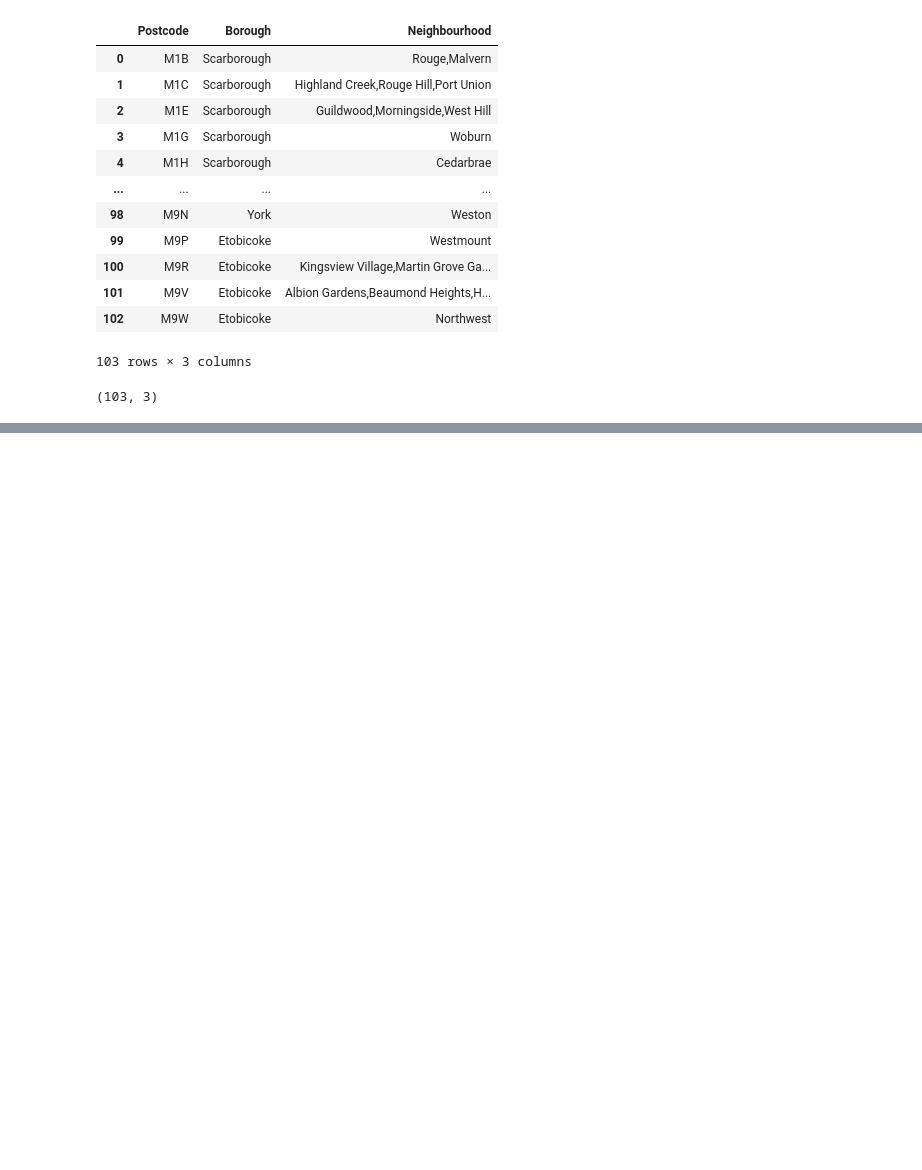
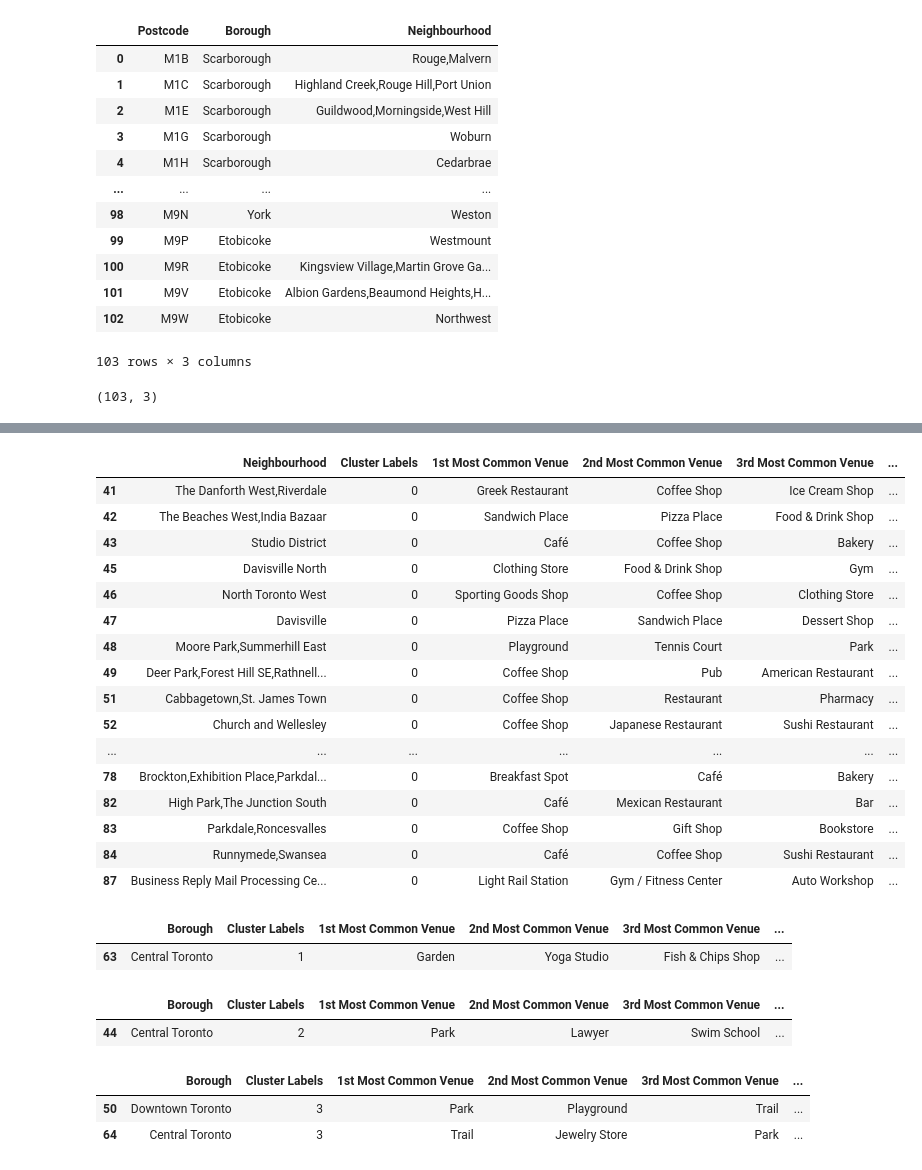
Before and after one commit to amsh1990/Coursera_Capstone, a Jupyter notebook: Toronto.ipynb, the cells around one changed output, grey strips where cells are left out. Cells and saved outputs as stored; diff of their text form; code cells hidden in the pictures; blank space fills up the shorter version.

```diff
--- a/Toronto.ipynb
+++ b/Toronto.ipynb
@@ -147,0 +579,21 @@ df1.shape
+# %%
+num_top_venues = 10
+
+indicators = ['st', 'nd', 'rd']
+
+# create columns according to number of top venues
+columns = ['Neighbourhood']
+for ind in np.arange(num_top_venues):
+    try:
+        columns.append('{}{} Most Common Venue'.format(ind+1, indicators[ind]))
+    except:
+        columns.append('{}th Most Common Venue'.format(ind+1))
+
+# create a new dataframe
+neighborhoods_venues_sorted = pd.DataFrame(columns=columns)
+neighborhoods_venues_sorted['Neighbourhood'] = Toronto_grouped['Neighbourhood']
+
+for ind in np.arange(Toronto_grouped.shape[0]):
+    neighborhoods_venues_sorted.iloc[ind, 1:] = return_most_common_venues(Toronto_grouped.iloc[ind, :], num_top_venues)
+
+neighborhoods_venues_sorted.head()
@@ -147,0 +609,11 @@ df1.shape
+# %%
+# set number of clusters
+kclusters = 5
+
+Toronto_grouped_clustering = Toronto_grouped.drop('Neighbourhood', 1)
+
+# run k-means clustering
+kmeans = KMeans(n_clusters=kclusters, random_state=0).fit(Toronto_grouped_clustering)
+
+# check cluster labels generated for each row in the dataframe
+kmeans.labels_[0:10]
@@ -147,0 +622,10 @@ df1.shape
+# %%
+# add clustering labels
+neighborhoods_venues_sorted.insert(0, 'Cluster Labels', kmeans.labels_)
+
+Toronto_merged = Toronto_data
+
+# merge toronto_grouped with toronto_data to add latitude/longitude for each neighborhood
+Toronto_merged = Toronto_merged.join(neighborhoods_venues_sorted.set_index('Neighbourhood'), on='Neighbourhood')
+
+Toronto_merged.head() # check the last columns!
@@ -147,0 +665,36 @@ df1.shape
+# %%
+Toronto_merged.loc[Toronto_merged['Cluster Labels'] == 0, Toronto_merged.columns[[2] + list(range(5, Toronto_merged.shape[1]))]]
+# %% [output]
+|  | Neighbourhood | Cluster Labels | 1st Most Common Venue | 2nd Most Common Venue | 3rd Most Common Venue | ... |
+| 41 | The Danforth West,Riverdale | 0 | Greek Restaurant | Coffee Shop | Ice Cream Shop | ... |
+| 42 | The Beaches West,India Bazaar | 0 | Sandwich Place | Pizza Place | Food & Drink Shop | ... |
+| 43 | Studio District | 0 | Café | Coffee Shop | Bakery | ... |
+| 45 | Davisville North | 0 | Clothing Store | Food & Drink Shop | Gym | ... |
+| 46 | North Toronto West | 0 | Sporting Goods Shop | Coffee Shop | Clothing Store | ... |
+| 47 | Davisville | 0 | Pizza Place | Sandwich Place | Dessert Shop | ... |
+| 48 | Moore Park,Summerhill East | 0 | Playground | Tennis Court | Park | ... |
+| 49 | Deer Park,Forest Hill SE,Rathnell... | 0 | Coffee Shop | Pub | American Restaurant | ... |
+| 51 | Cabbagetown,St. James Town | 0 | Coffee Shop | Restaurant | Pharmacy | ... |
+| 52 | Church and Wellesley | 0 | Coffee Shop | Japanese Restaurant | Sushi Restaurant | ... |
+| ... | ... | ... | ... | ... | ... | ... |
+| 78 | Brockton,Exhibition Place,Parkdal... | 0 | Breakfast Spot | Café | Bakery | ... |
+| 82 | High Park,The Junction South | 0 | Café | Mexican Restaurant | Bar | ... |
+| 83 | Parkdale,Roncesvalles | 0 | Coffee Shop | Gift Shop | Bookstore | ... |
+| 84 | Runnymede,Swansea | 0 | Café | Coffee Shop | Sushi Restaurant | ... |
+| 87 | Business Reply Mail Processing Ce... | 0 | Light Rail Station | Gym / Fitness Center | Auto Workshop | ... |
+# %%
+Toronto_merged.loc[Toronto_merged['Cluster Labels'] == 1, Toronto_merged.columns[[1] + list(range(5, Toronto_merged.shape[1]))]]
+# %% [output]
+|  | Borough | Cluster Labels | 1st Most Common Venue | 2nd Most Common Venue | 3rd Most Common Venue | ... |
+| 63 | Central Toronto | 1 | Garden | Yoga Studio | Fish & Chips Shop | ... |
+# %%
+Toronto_merged.loc[Toronto_merged['Cluster Labels'] == 2, Toronto_merged.columns[[1] + list(range(5, Toronto_merged.shape[1]))]]
+# %% [output]
+|  | Borough | Cluster Labels | 1st Most Common Venue | 2nd Most Common Venue | 3rd Most Common Venue | ... |
+| 44 | Central Toronto | 2 | Park | Lawyer | Swim School | ... |
+# %%
+Toronto_merged.loc[Toronto_merged['Cluster Labels'] == 3, Toronto_merged.columns[[1] + list(range(5, Toronto_merged.shape[1]))]]
+# %% [output]
+|  | Borough | Cluster Labels | 1st Most Common Venue | 2nd Most Common Venue | 3rd Most Common Venue | ... |
+| 50 | Downtown Toronto | 3 | Park | Playground | Trail | ... |
+| 64 | Central Toronto | 3 | Trail | Jewelry Store | Park | ... |
```
Also changed, not shown: parts of 42 cells of this notebook.
